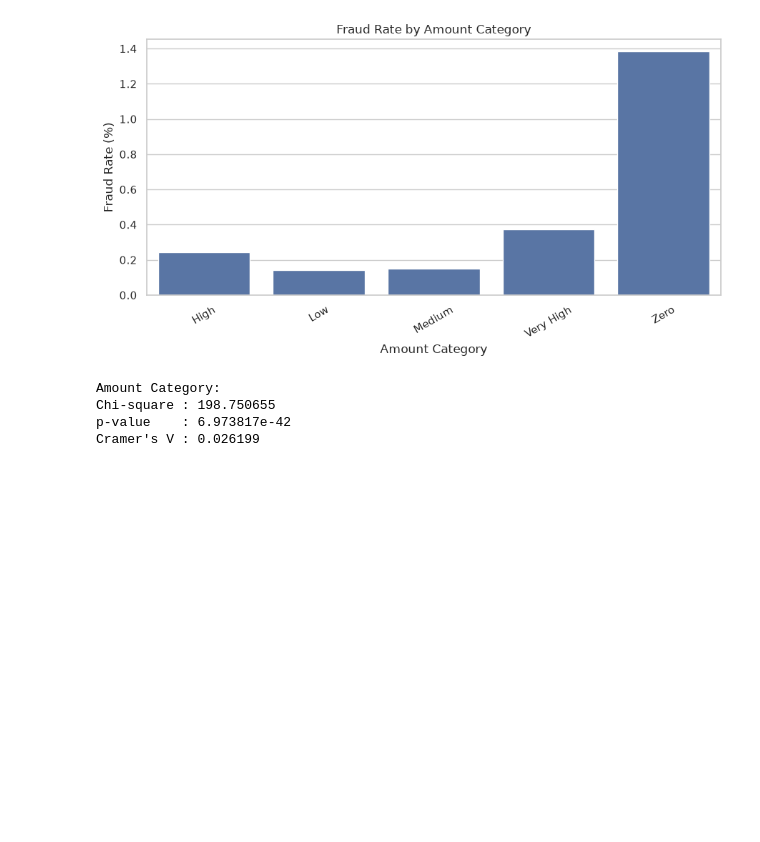
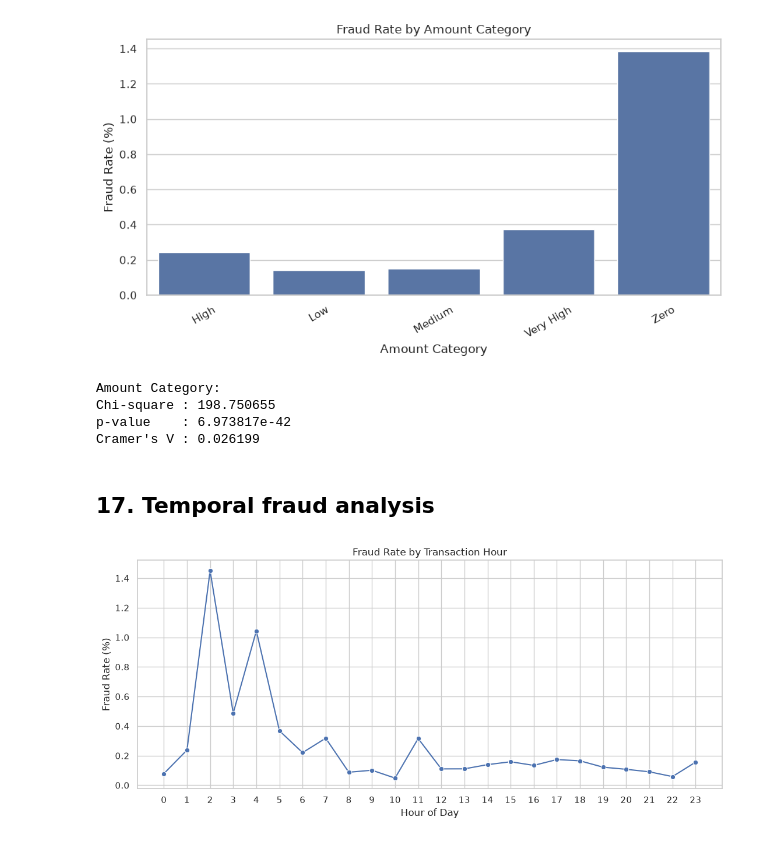
Before and after one commit to to-bits/BehaviorGuard-Customer-Behavioral-Profiling-for-Credit-Card-Fraud-Detection, a Jupyter notebook: BehaviorGuard — Customer Behavioral Profiling for Credit Card Fraud Detection/notebooks/04_final_analysis.ipynb, the cells around one changed output. Cells and saved outputs as stored; diff of their text form; code cells hidden in the pictures; blank space fills up the shorter version.

```diff
--- a/BehaviorGuard — Customer Behavioral Profiling for Credit Card Fraud Detection/notebooks/04_final_analysis.ipynb
+++ b/BehaviorGuard — Customer Behavioral Profiling for Credit Card Fraud Detection/notebooks/04_final_analysis.ipynb
@@ -1152,3 +1152,54 @@ Amount Category:
 Chi-square : 198.750655
 p-value    : 6.973817e-42
 Cramer's V : 0.026199
+# %% [markdown]
+## 17. Temporal fraud analysis
+# %%
+if "Transaction_Hour_Int" in df.columns:
+
+    hourly = (
+        df.groupby("Transaction_Hour_Int")
+        .agg(
+            Transactions=("Class", "count"),
+            Fraud_Count=("Class", "sum")
+        )
+        .reset_index()
+    )
+
+    hourly["Fraud_Rate_Percent"] = (
+        hourly["Fraud_Count"]
+        / hourly["Transactions"]
+        * 100
+    )
+
+    hourly.to_csv(
+        RESULT_DIR / "hourly_fraud_analysis.csv",
+        index=False
+    )
+
+    plt.figure(figsize=(11, 5))
+
+    sns.lineplot(
+        data=hourly,
+        x="Transaction_Hour_Int",
+        y="Fraud_Rate_Percent",
+        marker="o"
+    )
+
+    plt.xticks(range(24))
+    plt.xlabel("Hour of Day")
+    plt.ylabel("Fraud Rate (%)")
+    plt.title("Fraud Rate by Transaction Hour")
+    plt.tight_layout()
+
+    plt.show()
+
+    plt.savefig(
+        FIGURE_DIR / "fraud_rate_by_hour.png",
+        dpi=300,
+        bbox_inches="tight"
+    )
+
+    plt.close()
+# %% [output]
+[figure, added]
```
Also changed, not shown: parts of 15 cells of this notebook, 4 other files.
